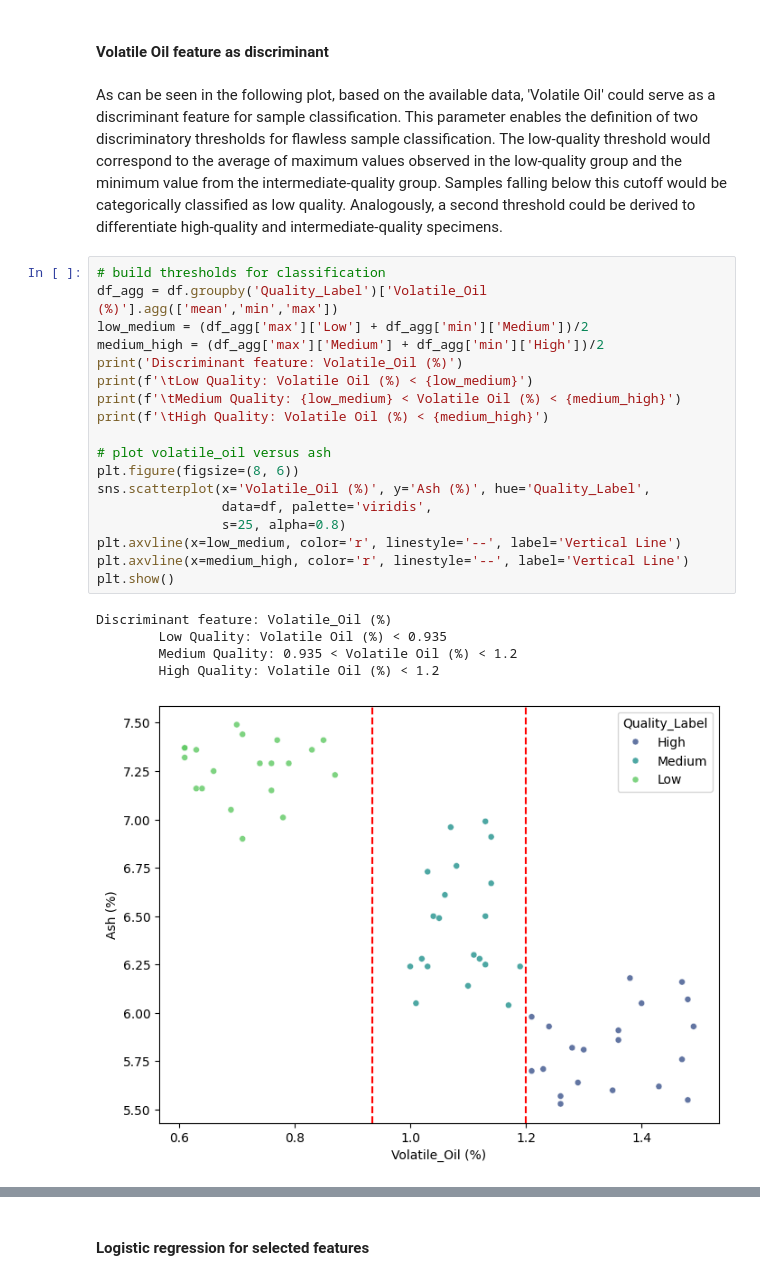
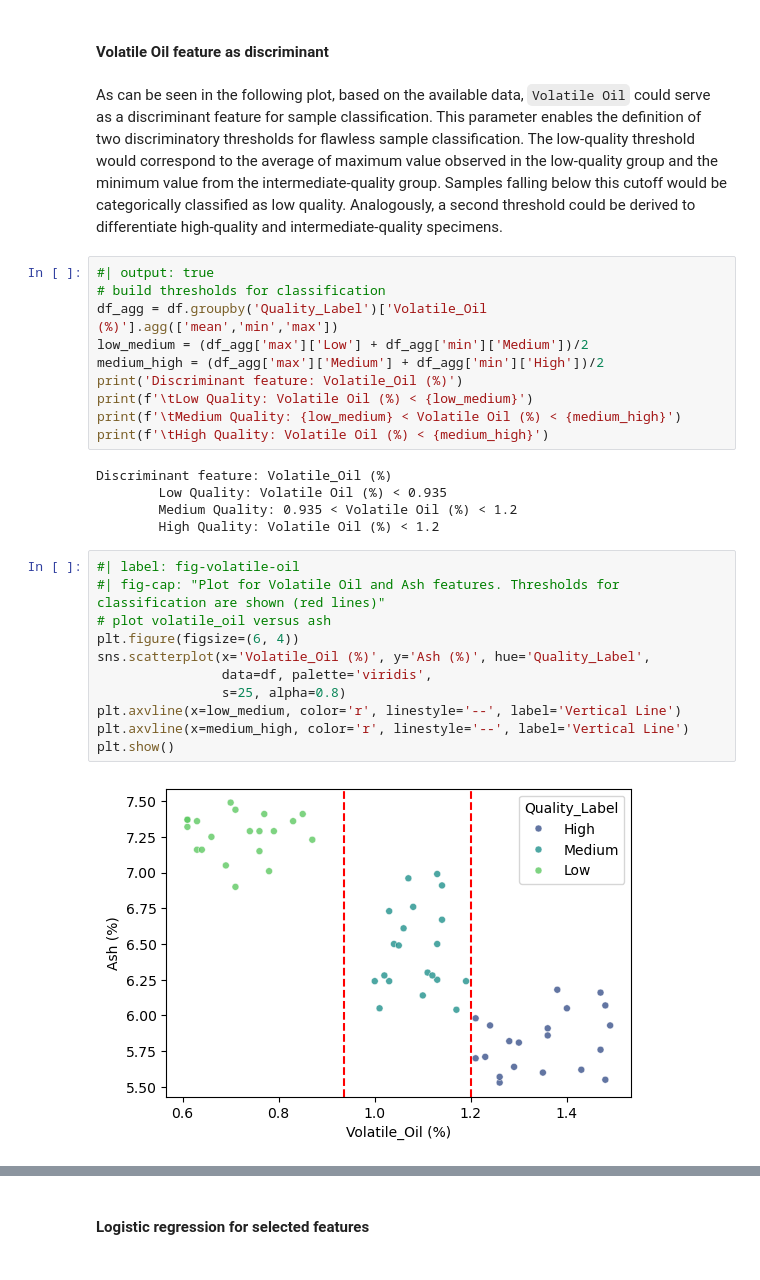
Before and after one commit to mapardo-lab/minimalCinnamon, a Jupyter notebook: minimalCinnamon.ipynb, the cells around one changed output, grey strips where cells are left out. Cells and saved outputs as stored; diff of their text form.

```diff
--- a/minimalCinnamon.ipynb
+++ b/minimalCinnamon.ipynb
@@ -144,29 +165,33 @@ At this stage, given that we have several variables with high predictive power,
 # %% [markdown]
 #### Volatile Oil feature as discriminant
 # %% [markdown]
-As can be seen in the following plot, based on the available data, 'Volatile Oil' could serve as a discriminant feature for sample classification. This parameter enables the definition of two discriminatory thresholds for flawless sample classification. The low-quality threshold would correspond to the average of maximum values observed in the low-quality group and the minimum value from the intermediate-quality group. Samples falling below this cutoff would be categorically classified as low quality. Analogously, a second threshold could be derived to differentiate high-quality and intermediate-quality specimens.
+As can be seen in the following plot, based on the available data, `Volatile Oil` could serve as a discriminant feature for sample classification. This parameter enables the definition of two discriminatory thresholds for flawless sample classification. The low-quality threshold would correspond to the average of maximum value observed in the low-quality group and the minimum value from the intermediate-quality group. Samples falling below this cutoff would be categorically classified as low quality. Analogously, a second threshold could be derived to differentiate high-quality and intermediate-quality specimens.
+# %%
+#| output: true
+# build thresholds for classification
+df_agg = df.groupby('Quality_Label')['Volatile_Oil (%)'].agg(['mean','min','max'])
+low_medium = (df_agg['max']['Low'] + df_agg['min']['Medium'])/2
+medium_high = (df_agg['max']['Medium'] + df_agg['min']['High'])/2
+print('Discriminant feature: Volatile_Oil (%)')
+print(f'\tLow Quality: Volatile Oil (%) < {low_medium}')
+print(f'\tMedium Quality: {low_medium} < Volatile Oil (%) < {medium_high}')
+print(f'\tHigh Quality: Volatile Oil (%) < {medium_high}')
+# %% [output]
+Discriminant feature: Volatile_Oil (%)
+        Low Quality: Volatile Oil (%) < 0.935
+        Medium Quality: 0.935 < Volatile Oil (%) < 1.2
+        High Quality: Volatile Oil (%) < 1.2
 # %%
-# build thresholds for classification
-df_agg = df.groupby('Quality_Label')['Volatile_Oil (%)'].agg(['mean','min','max'])
-low_medium = (df_agg['max']['Low'] + df_agg['min']['Medium'])/2
-medium_high = (df_agg['max']['Medium'] + df_agg['min']['High'])/2
-print('Discriminant feature: Volatile_Oil (%)')
-print(f'\tLow Quality: Volatile Oil (%) < {low_medium}')
-print(f'\tMedium Quality: {low_medium} < Volatile Oil (%) < {medium_high}')
-print(f'\tHigh Quality: Volatile Oil (%) < {medium_high}')
-
+#| label: fig-volatile-oil
+#| fig-cap: "Plot for Volatile Oil and Ash features. Thresholds for classification are shown (red lines)"
 # plot volatile_oil versus ash
-plt.figure(figsize=(8, 6))
+plt.figure(figsize=(6, 4))
 sns.scatterplot(x='Volatile_Oil (%)', y='Ash (%)', hue='Quality_Label',
                 data=df, palette='viridis',
                 s=25, alpha=0.8)
 plt.axvline(x=low_medium, color='r', linestyle='--', label='Vertical Line')
 plt.axvline(x=medium_high, color='r', linestyle='--', label='Vertical Line')
 plt.show()
 # %% [output]
-Discriminant feature: Volatile_Oil (%)
-        Low Quality: Volatile Oil (%) < 0.935
-        Medium Quality: 0.935 < Volatile Oil (%) < 1.2
-        High Quality: Volatile Oil (%) < 1.2
-[figure, old version]
+[figure, new version]
 # %% [markdown]
```
Also changed, not shown: parts of 38 cells of this notebook, 24 other files.
